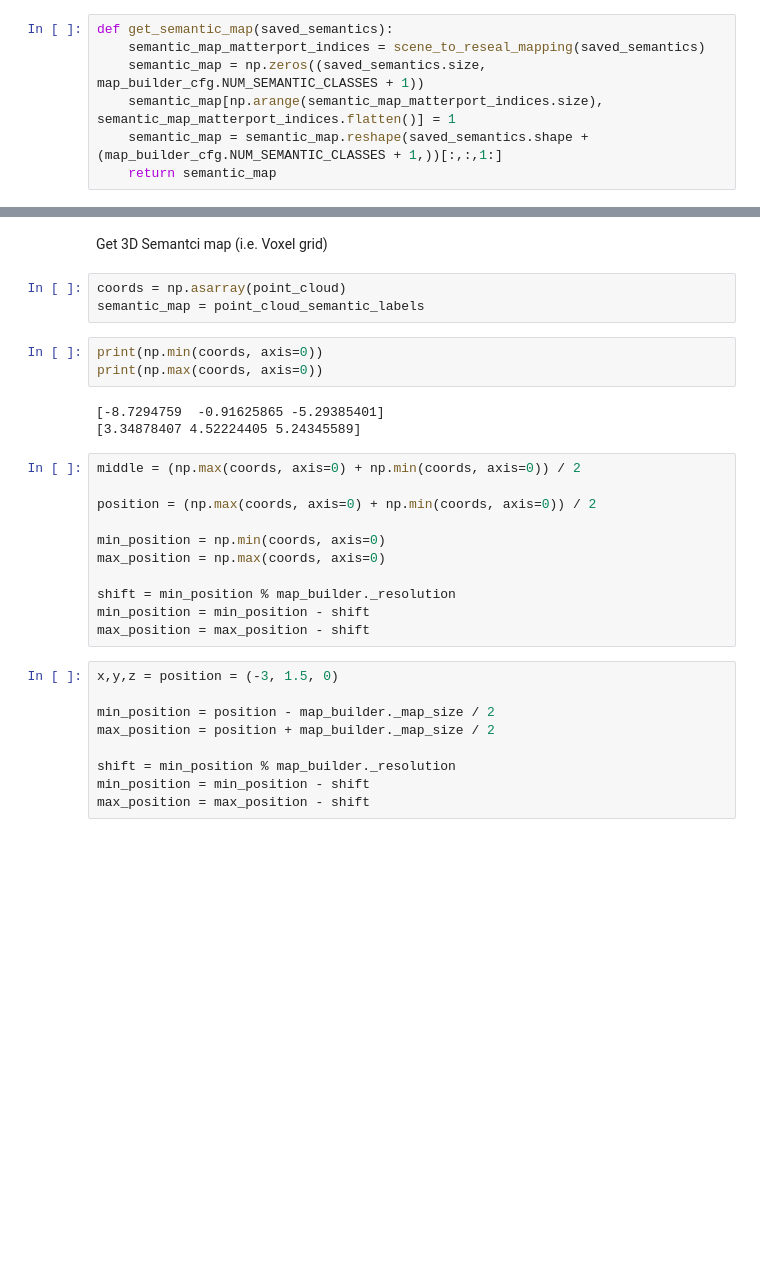
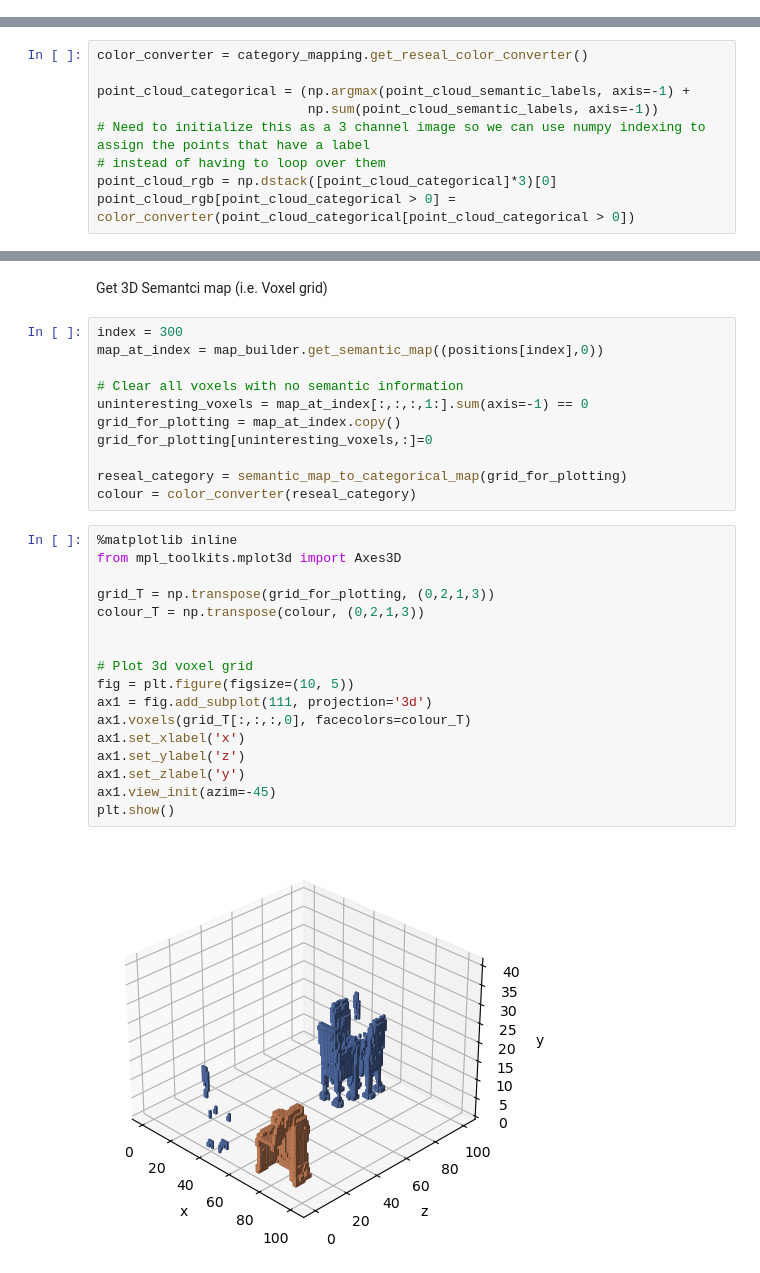
Before and after one commit to dtonderski/ReSEAL, a Jupyter notebook: notebooks/Label_pipeline.ipynb, the cells around one changed output, grey strips where cells are left out. Cells and saved outputs as stored; diff of their text form; blank space fills up the shorter version.

```diff
--- a/notebooks/Label_pipeline.ipynb
+++ b/notebooks/Label_pipeline.ipynb
@@ -43,10 +50,3 @@ map_builder = SemanticMap3DBuilder(map_builder_cfg, sim_cfg)
-# %%
-def get_semantic_map(saved_semantics):
-    semantic_map_matterport_indices = scene_to_reseal_mapping(saved_semantics)
-    semantic_map = np.zeros((saved_semantics.size, map_builder_cfg.NUM_SEMANTIC_CLASSES + 1))
-    semantic_map[np.arange(semantic_map_matterport_indices.size), semantic_map_matterport_indices.flatten()] = 1
-    semantic_map = semantic_map.reshape(saved_semantics.shape + (map_builder_cfg.NUM_SEMANTIC_CLASSES + 1,))[:,:,1:]
-    return semantic_map
 # %% [markdown]
 Load poses, rgb images and depth images. Create semantic map, with RGB images as a placeholder for semantic labels
 # %%
@@ -89,3 +72,12 @@ point_cloud_rgb[point_cloud_categorical > 0] = color_converter(point_cloud_categ
+# %%
+color_converter = category_mapping.get_reseal_color_converter()
+
+point_cloud_categorical = (np.argmax(point_cloud_semantic_labels, axis=-1) +
+                           np.sum(point_cloud_semantic_labels, axis=-1))
+# Need to initialize this as a 3 channel image so we can use numpy indexing to assign the points that have a label
+# instead of having to loop over them
+point_cloud_rgb = np.dstack([point_cloud_categorical]*3)[0]
+point_cloud_rgb[point_cloud_categorical > 0] = color_converter(point_cloud_categorical[point_cloud_categorical > 0])
 # %%
 point_cloud_o3d = o3d.utility.Vector3dVector(point_cloud[point_cloud_categorical > 0])
 pcd = o3d.geometry.PointCloud(point_cloud_o3d)
@@ -94,32 +86,33 @@ pcd.colors = o3d.utility.Vector3dVector(colour)
 o3d.visualization.draw_geometries([pcd])
 # %% [markdown]
 Get 3D Semantci map (i.e. Voxel grid)
-# %%
-coords = np.asarray(point_cloud)
-semantic_map = point_cloud_semantic_labels
-# %%
-print(np.min(coords, axis=0))
-print(np.max(coords, axis=0))
-# %% [output]
-[-8.7294759  -0.91625865 -5.29385401]
-[3.34878407 4.52224405 5.24345589]
-# %%
-middle = (np.max(coords, axis=0) + np.min(coords, axis=0)) / 2
-
-position = (np.max(coords, axis=0) + np.min(coords, axis=0)) / 2
-
-min_position = np.min(coords, axis=0)
-max_position = np.max(coords, axis=0)
-
-shift = min_position % map_builder._resolution
-min_position = min_position - shift
-max_position = max_position - shift
-# %%
-x,y,z = position = (-3, 1.5, 0)
-
-min_position = position - map_builder._map_size / 2
-max_position = position + map_builder._map_size / 2
-
-shift = min_position % map_builder._resolution
-min_position = min_position - shift
-max_position = max_position - shift
+# %%
+index = 300
+map_at_index = map_builder.get_semantic_map((positions[index],0))
+
+# Clear all voxels with no semantic information
+uninteresting_voxels = map_at_index[:,:,:,1:].sum(axis=-1) == 0
+grid_for_plotting = map_at_index.copy()
+grid_for_plotting[uninteresting_voxels,:]=0
+
+reseal_category = semantic_map_to_categorical_map(grid_for_plotting)
+colour = color_converter(reseal_category)
+# %%
+%matplotlib inline
+from mpl_toolkits.mplot3d import Axes3D
+
+grid_T = np.transpose(grid_for_plotting, (0,2,1,3))
+colour_T = np.transpose(colour, (0,2,1,3))
+
+
+# Plot 3d voxel grid
+fig = plt.figure(figsize=(10, 5))
+ax1 = fig.add_subplot(111, projection='3d')
+ax1.voxels(grid_T[:,:,:,0], facecolors=colour_T)
+ax1.set_xlabel('x')
+ax1.set_ylabel('z')
+ax1.set_zlabel('y')
+ax1.view_init(azim=-45)
+plt.show()
+# %% [output]
+[figure, added]
```
Also changed, not shown: parts of 31 cells of this notebook.
